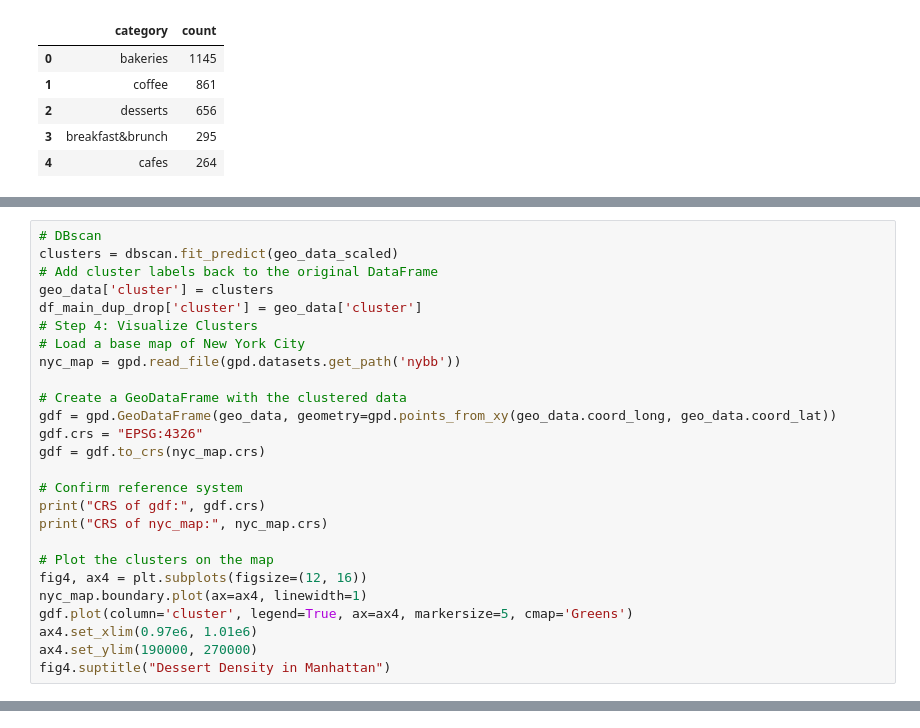
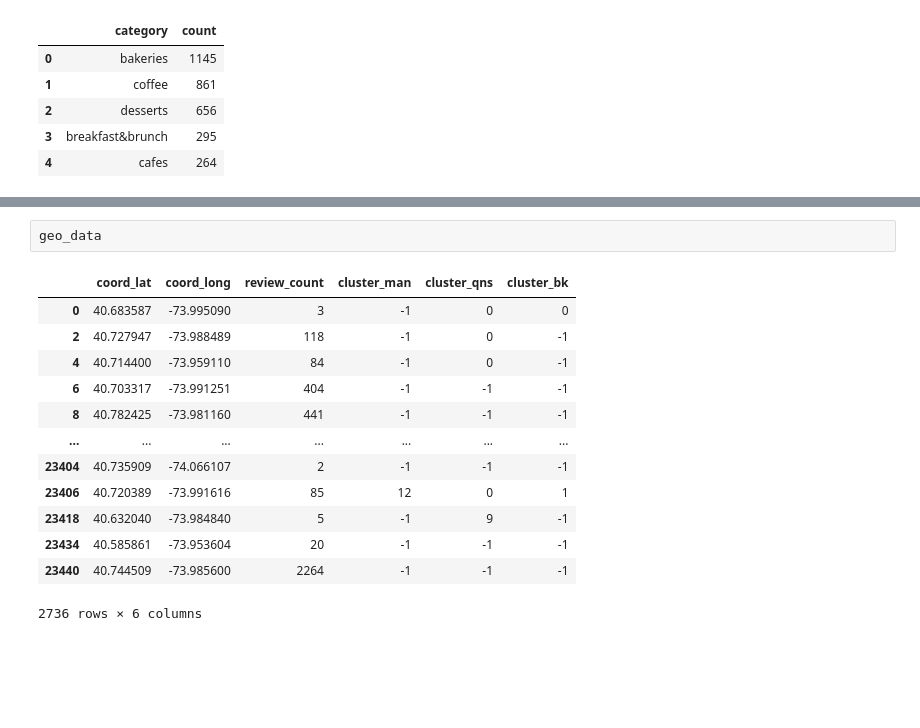
Before and after one commit to anderoos/analysis-of-nyc-bakeries, a Jupyter notebook: summary_analysis.ipynb, the cells around one changed output, grey strips where cells are left out. Saved outputs shown, nothing was run; the diff lists cells and outputs as text; blank space fills up the shorter version.

```diff
--- a/summary_analysis.ipynb
+++ b/summary_analysis.ipynb
@@ -210,26 +228,0 @@ CRS of nyc_map: EPSG:2263
-# %%
-# DBscan
-clusters = dbscan.fit_predict(geo_data_scaled)
-# Add cluster labels back to the original DataFrame
-geo_data['cluster'] = clusters
-df_main_dup_drop['cluster'] = geo_data['cluster']
-# Step 4: Visualize Clusters
-# Load a base map of New York City
-nyc_map = gpd.read_file(gpd.datasets.get_path('nybb'))
-
-# Create a GeoDataFrame with the clustered data
-gdf = gpd.GeoDataFrame(geo_data, geometry=gpd.points_from_xy(geo_data.coord_long, geo_data.coord_lat))
-gdf.crs = "EPSG:4326"
-gdf = gdf.to_crs(nyc_map.crs)
-
-# Confirm reference system
-print("CRS of gdf:", gdf.crs)
-print("CRS of nyc_map:", nyc_map.crs)
-
-# Plot the clusters on the map
-fig4, ax4 = plt.subplots(figsize=(12, 16))
-nyc_map.boundary.plot(ax=ax4, linewidth=1)
-gdf.plot(column='cluster', legend=True, ax=ax4, markersize=5, cmap='Greens')
-ax4.set_xlim(0.97e6, 1.01e6)
-ax4.set_ylim(190000, 270000)
-fig4.suptitle("Dessert Density in Manhattan")
@@ -243,0 +273,16 @@ cluster_analysis
+# %%
+geo_data
+# %% [output]
+|  | coord_lat | coord_long | review_count | cluster_man | cluster_qns | cluster_bk |
+| 0 | 40.683587 | -73.995090 | 3 | -1 | 0 | 0 |
+| 2 | 40.727947 | -73.988489 | 118 | -1 | 0 | -1 |
+| 4 | 40.714400 | -73.959110 | 84 | -1 | 0 | -1 |
+| 6 | 40.703317 | -73.991251 | 404 | -1 | -1 | -1 |
+| 8 | 40.782425 | -73.981160 | 441 | -1 | -1 | -1 |
+| ... | ... | ... | ... | ... | ... | ... |
+| 23404 | 40.735909 | -74.066107 | 2 | -1 | -1 | -1 |
+| 23406 | 40.720389 | -73.991616 | 85 | 12 | 0 | 1 |
+| 23418 | 40.632040 | -73.984840 | 5 | -1 | 9 | -1 |
+| 23434 | 40.585861 | -73.953604 | 20 | -1 | -1 | -1 |
+| 23440 | 40.744509 | -73.985600 | 2264 | -1 | -1 | -1 |
+2736 rows × 6 columns
```
Also changed, not shown: parts of 9 cells of this notebook, 8 other files.
